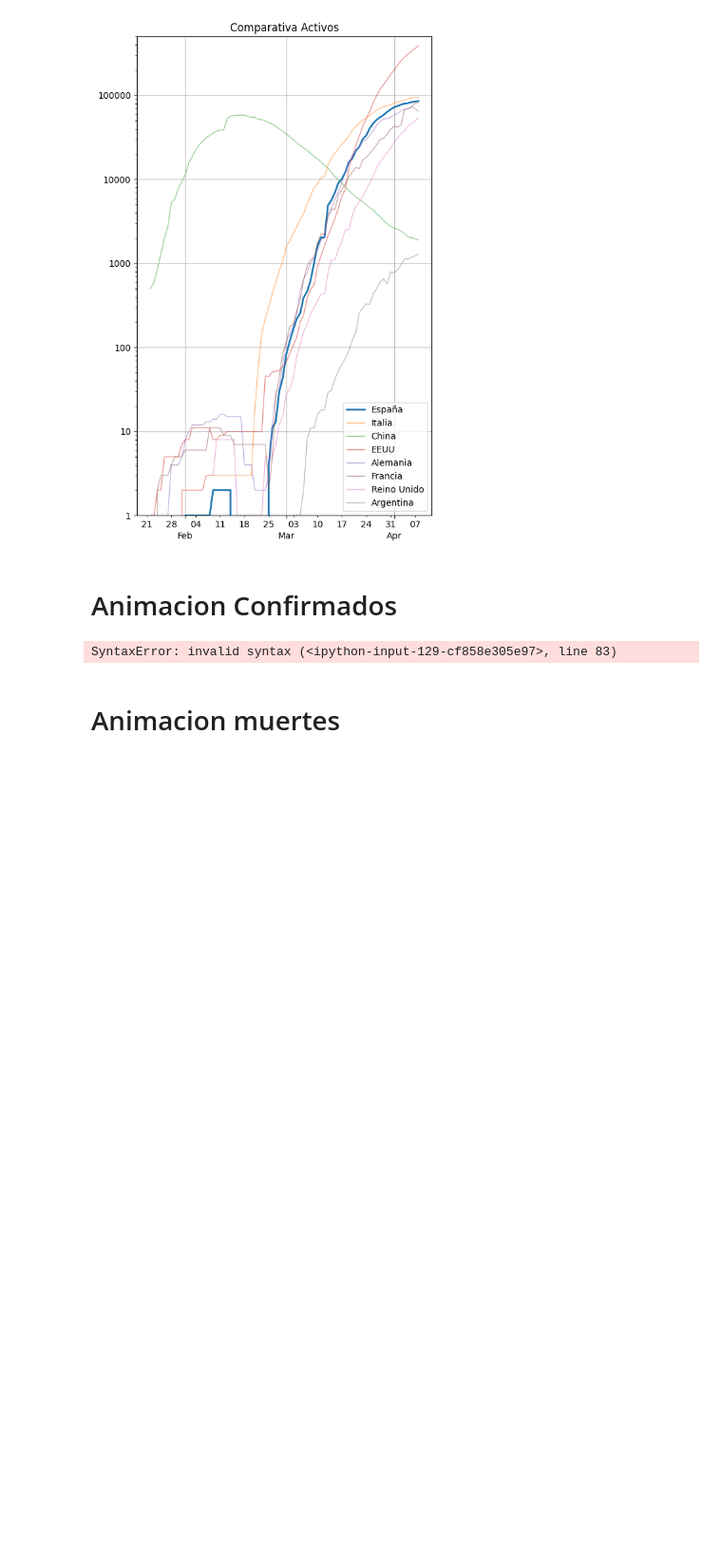
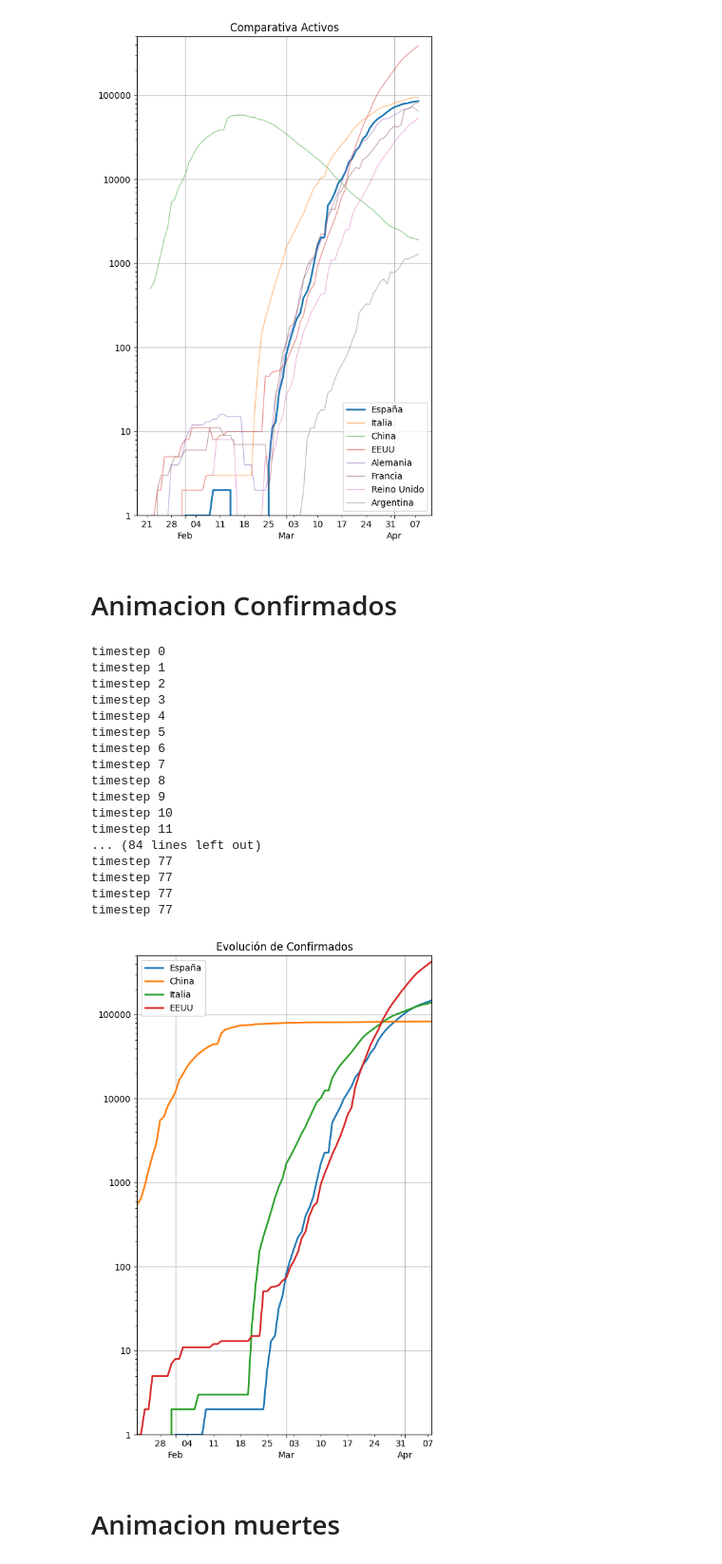
Before and after one commit to edavidfs/covid19-graph, a Jupyter notebook: Covid19-graph.ipynb, the cells around one changed output. Shown at 95% size. Saved outputs shown, nothing was run; the diff lists cells and outputs as text; code cells hidden in the pictures; blank space fills up the shorter version.

```diff
--- a/Covid19-graph.ipynb
+++ b/Covid19-graph.ipynb
@@ -381,41 +381,59 @@ def init():
     china_plot.set_data([], [])
     italia_plot.set_data([], [])
     eeuu_plot.set_data([], [])
+
+
     return espana_plot,china_plot,italia_plot, eeuu_plot
 
 def update(i):
     print(f'timestep {i}')
 
 
     xdata.append(x[i])
     espana_ydata.append(espana_y[i])
     china_ydata.append(china_y[i])
     italia_ydata.append(italia_y[i])
     eeuu_ydata.append(eeuu_y[i])
 
     espana_plot.set_data(xdata, espana_ydata)
     china_plot.set_data(xdata, china_ydata)
     italia_plot.set_data(xdata, italia_ydata)
     eeuu_plot.set_data(xdata, eeuu_ydata)
 
-
     return espana_plot, china_plot, italia_plot, eeuu_plot
 
 HOLD_COUNT = 5000
 def frame_generator():
     for frame in np.arange(0, spain_df.count()['Confirmados']):
         # Yield the frame first
         yield frame
         # If we should "sleep" here, yield None HOLD_COUNT times
         if frame == spain_df.count()['Confirmados']-1:
             for _ in range(HOLD_COUNT):
                 yield frame
 
 #anim = FuncAnimation(fig, update, init_func=init, frames=np.arange(0, spain_df.count()['Confirmados']-1), interval=200, repeat=True, repeat_delay = 3000)
-anim = FuncAnimation(fig, update, init_func=init, frames=frame_generator, interval=150,blit=True
-anim.save("Evolucion_confirmados.gif", writer = 'imagemagick', dpi=100)
+anim = FuncAnimation(fig, update, init_func=init, frames=frame_generator, interval=150,blit=True)
+anim.save("Evolucion_confirmados.gif", writer = 'imagemagick')
 # %% [output]
-SyntaxError: invalid syntax (<ipython-input-129-cf858e305e97>, line 83)
+timestep 0
+timestep 1
+timestep 2
+timestep 3
+timestep 4
+timestep 5
+timestep 6
+timestep 7
+timestep 8
+timestep 9
+timestep 10
+timestep 11
+... (84 lines left out)
+timestep 77
+timestep 77
+timestep 77
+timestep 77
+[figure, added]
 # %% [markdown]
 # Animacion muertes
 # %%
```
Also changed, not shown: parts of 2 cells of this notebook, 20 other files.
